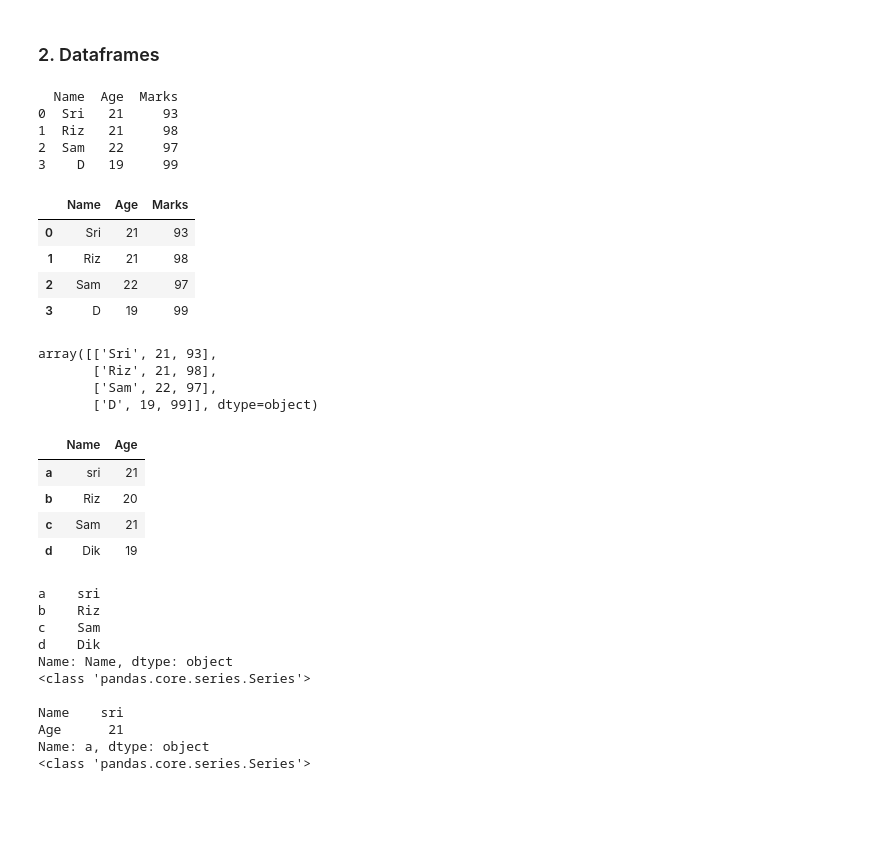
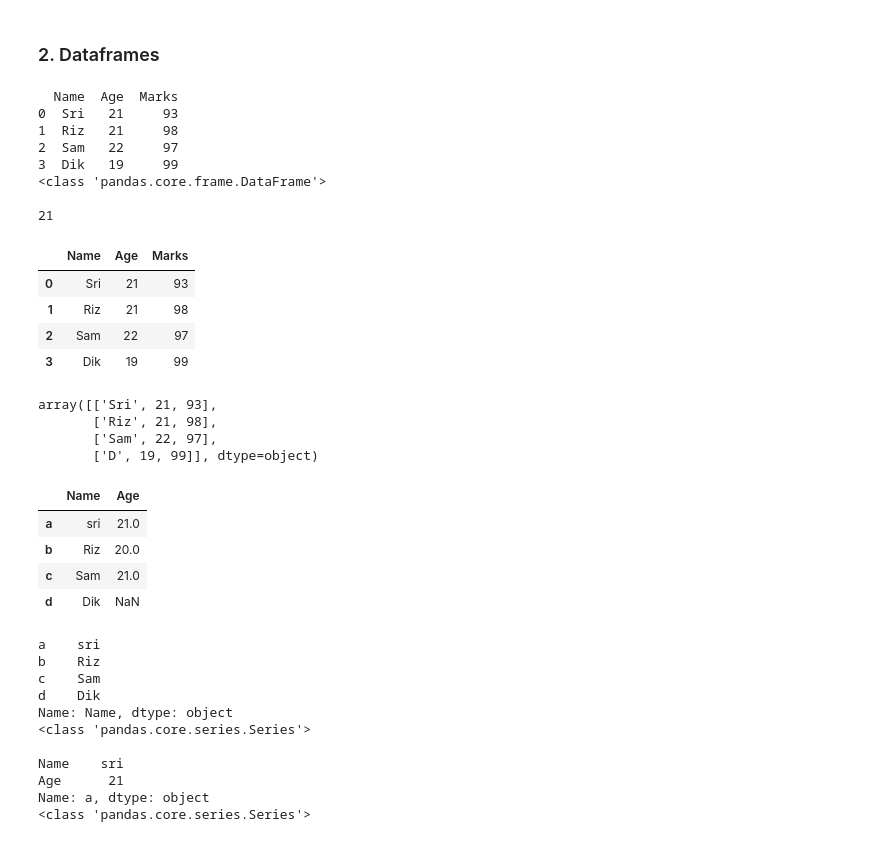
Before and after one commit to Sri-Galaxy/My_DS_Journey, a Jupyter notebook: Pandas/pandas_basics.ipynb, the cells around one changed output. Drawn from its saved outputs; the diff is of its cells as text; code cells hidden in the pictures; blank space fills up the shorter version.

Commit message:
updated pandas

```diff
--- a/Pandas/pandas_basics.ipynb
+++ b/Pandas/pandas_basics.ipynb
@@ -68,25 +68,32 @@ dtype: float64
 ### 2. Dataframes
 # %%
 # Basic
-data = {'Name': ['Sri', 'Riz', 'Sam', 'D'],
+data = {'Name': ['Sri', 'Riz', 'Sam', 'Dik'],
         'Age': [21, 21, 22, 19],
         'Marks': [93, 98, 97, 99]
         }
 
 df = pd.DataFrame(data)
 print(df)
+print(type(df), '\n')
+
+print(df['Age'][1])
+
 df
 # %% [output]
   Name  Age  Marks
 0  Sri   21     93
 1  Riz   21     98
 2  Sam   22     97
-3    D   19     99
+3  Dik   19     99
+<class 'pandas.core.frame.DataFrame'>
+
+21
 |  | Name | Age | Marks |
 | 0 | Sri | 21 | 93 |
 | 1 | Riz | 21 | 98 |
 | 2 | Sam | 22 | 97 |
-| 3 | D | 19 | 99 |
+| 3 | Dik | 19 | 99 |
 # %%
 # Convert into numpy array
 import numpy as np
@@ -105,7 +112,7 @@ data = [                            # Using list of dicts...
     {'Name': 'sri', 'Age': 21},
     {'Name': 'Riz', "Age": 20},
     {'Name': 'Sam', 'Age': 21},
-    {'Name': 'Dik', 'Age': 19}
+    {'Name': 'Dik'}
 ]
 
 idx = ['a','b','c','d']             # Custom Indexing...
@@ -114,10 +121,10 @@ df = pd.DataFrame(data, index=idx)
 df
 # %% [output]
 |  | Name | Age |
-| a | sri | 21 |
-| b | Riz | 20 |
-| c | Sam | 21 |
-| d | Dik | 19 |
+| a | sri | 21.0 |
+| b | Riz | 20.0 |
+| c | Sam | 21.0 |
+| d | Dik | NaN |
 # %%
 # Accessing elements
 
```
Also changed, not shown: 1 other file.
